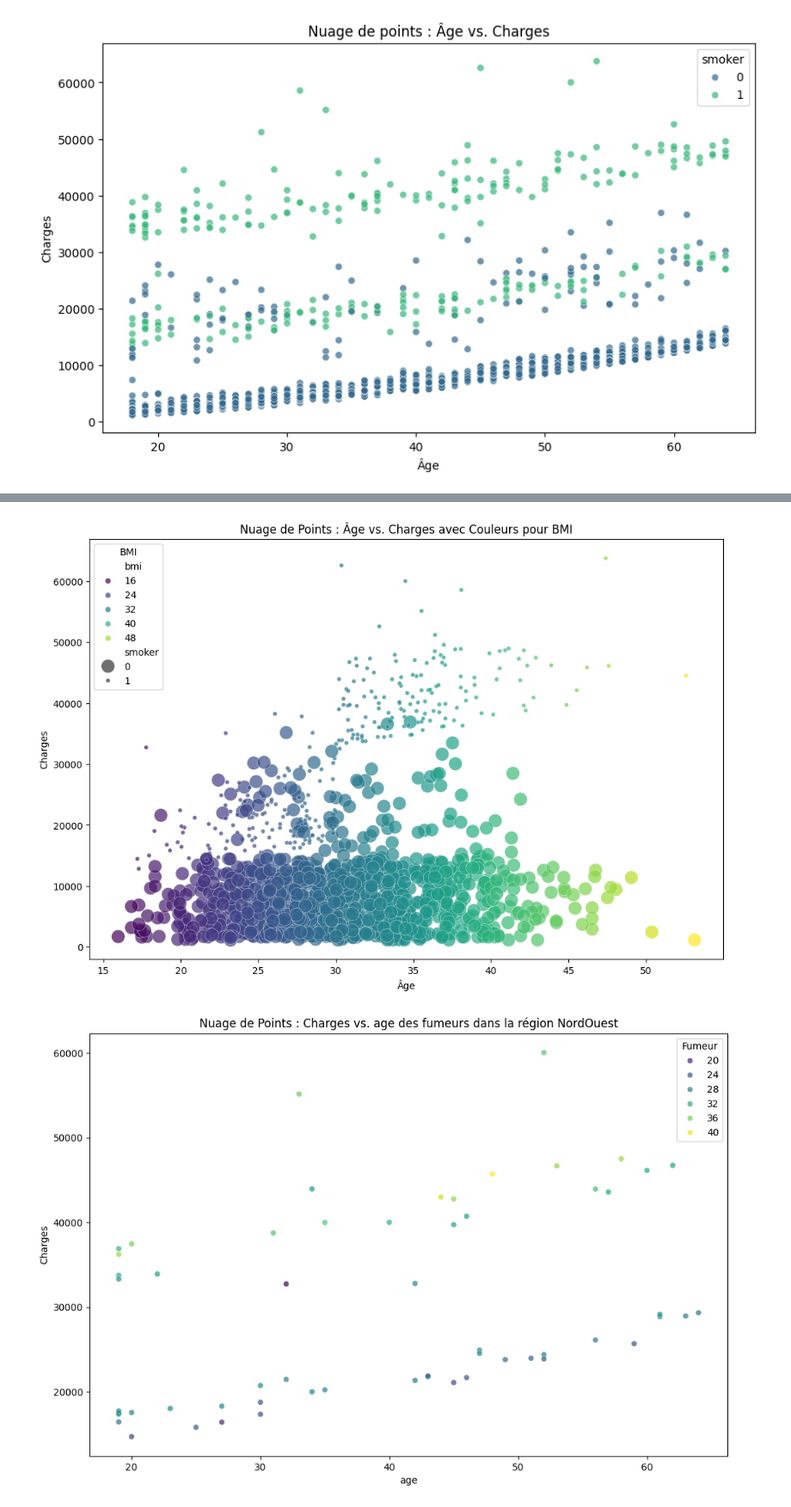
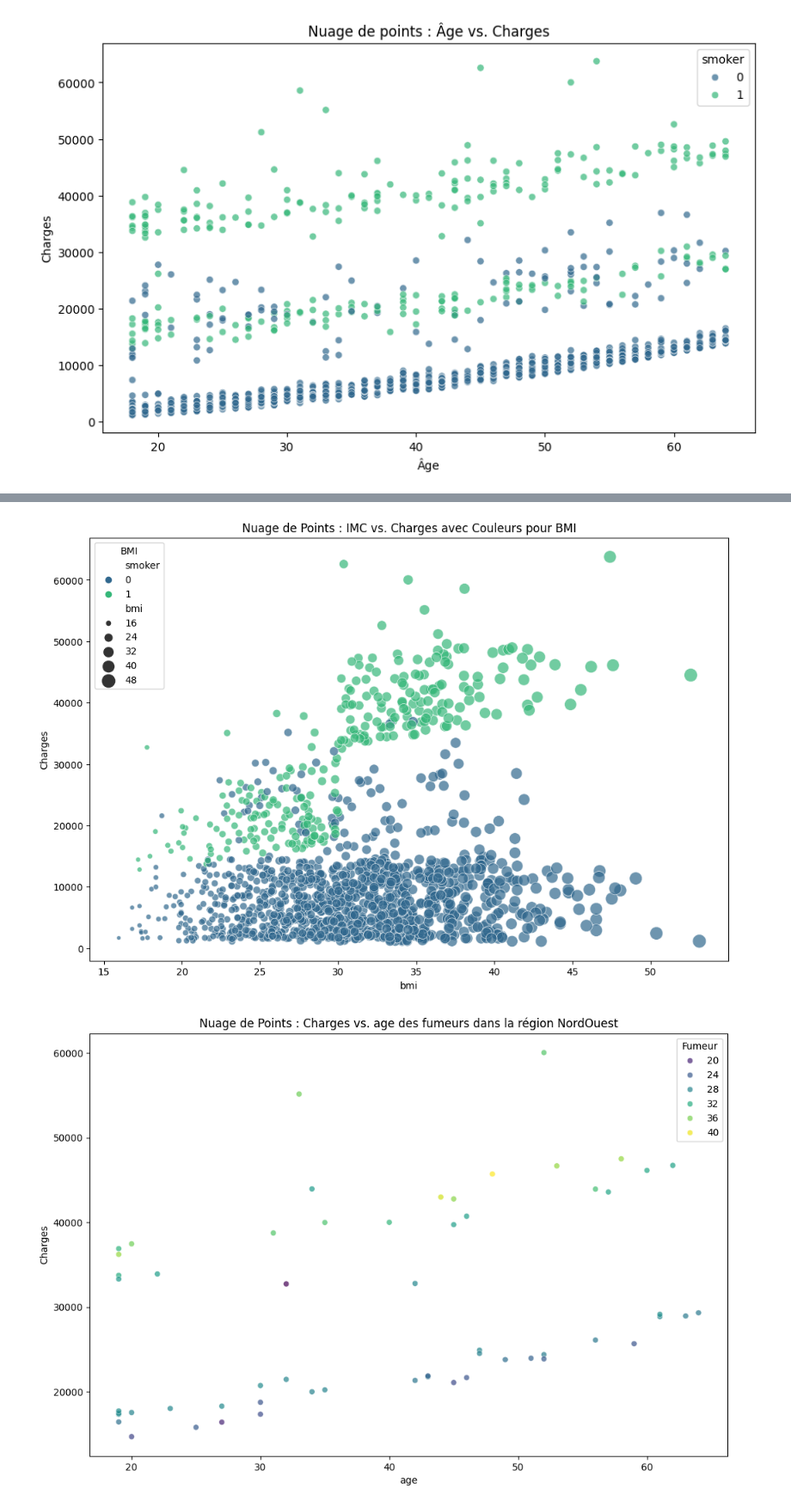
Before and after one commit to ElieLECAS/Assurance_FE, a Jupyter notebook: checklist.ipynb, the cells around one changed output, grey strips where cells are left out. Shown at 86% size. Drawn from its saved outputs; the diff is of its cells as text; code cells hidden in the pictures.

```diff
--- a/checklist.ipynb
+++ b/checklist.ipynb
@@ -172,20 +173,20 @@ plt.show()
 # %%
 # Création d'un nuage de points avec des couleurs pour le BMI
 plt.figure(figsize=(12, 8))
-scatter_plot = sns.scatterplot(x='bmi', y='charges', hue='bmi', palette='viridis', data=df, size='smoker', sizes=(20, 200), alpha=0.7)
+scatter_plot = sns.scatterplot(x='bmi', y='charges',hue='smoker',  palette='viridis', data=df, size='bmi', sizes=(20, 200), alpha=0.7)
 
 # Ajout de titres
-plt.title('Nuage de Points : Âge vs. Charges avec Couleurs pour BMI')
-plt.xlabel('Âge')
+plt.title('Nuage de Points : IMC vs. Charges avec Couleurs pour BMI')
+plt.xlabel('bmi')
 plt.ylabel('Charges')
 
 # Ajout d'une légende pour la taille des points (BMI)
 scatter_plot.legend(title='BMI')
 
 # Affichage du graphique
 plt.show()
 # %% [output]
-[figure, old version]
+[figure, new version]
 # %%
 regions = ['NordOuest', 'NordEast', 'SudOuest', 'SudEast']
 
```
Also changed, not shown: parts of 8 cells of this notebook.
